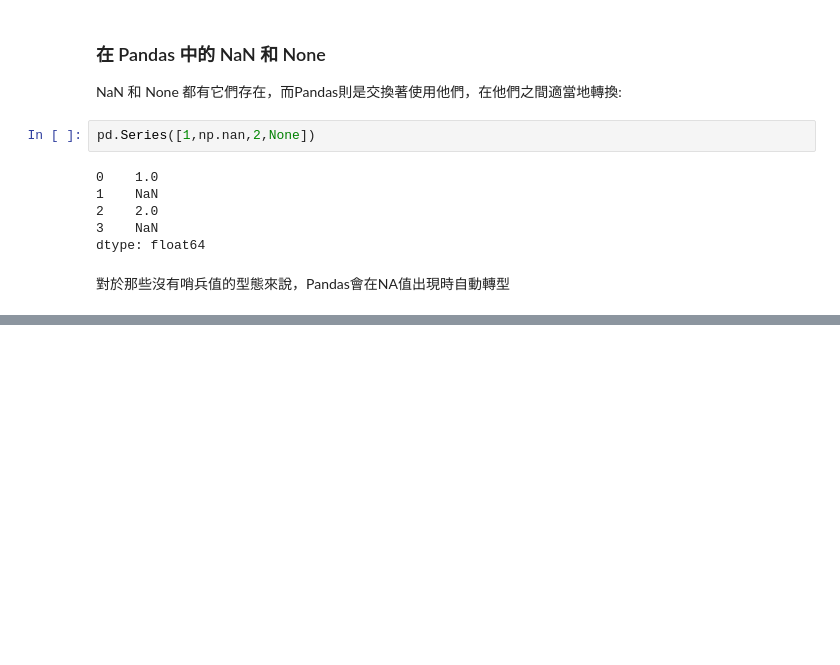
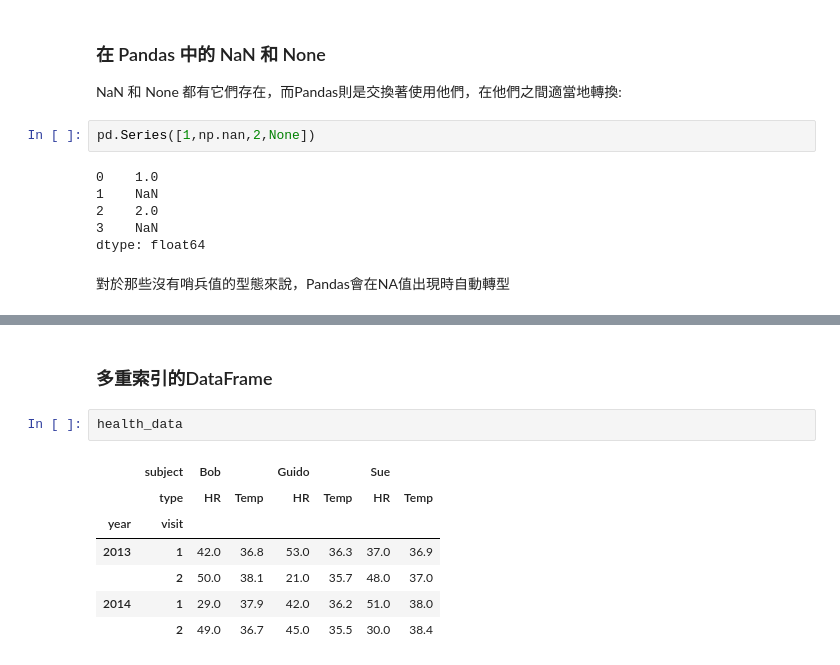
Before and after one commit to yoyoisaboy/Python-, a Jupyter notebook: Lession2_Pandas/2-4_處理缺失資料.ipynb, the cells around one changed output, grey strips where cells are left out. Cells and saved outputs as stored; diff of their text form; blank space fills up the shorter version.

```diff
--- a/Lession2_Pandas/2-4_處理缺失資料.ipynb
+++ b/Lession2_Pandas/2-4_處理缺失資料.ipynb
@@ -62,0 +487,12 @@ dtype: float64
+# %% [markdown]
+### 多重索引的DataFrame
+# %%
+health_data
+# %% [output]
+|  | subject | Bob |  | Guido |  | Sue |  |
+|  | type | HR | Temp | HR | Temp | HR | Temp |
+| year | visit |  |  |  |  |  |  |
+| 2013 | 1 | 42.0 | 36.8 | 53.0 | 36.3 | 37.0 | 36.9 |
+|  | 2 | 50.0 | 38.1 | 21.0 | 35.7 | 48.0 | 37.0 |
+| 2014 | 1 | 29.0 | 37.9 | 42.0 | 36.2 | 51.0 | 38.0 |
+|  | 2 | 49.0 | 36.7 | 45.0 | 35.5 | 30.0 | 38.4 |
```
Also changed, not shown: parts of 62 cells of this notebook.
